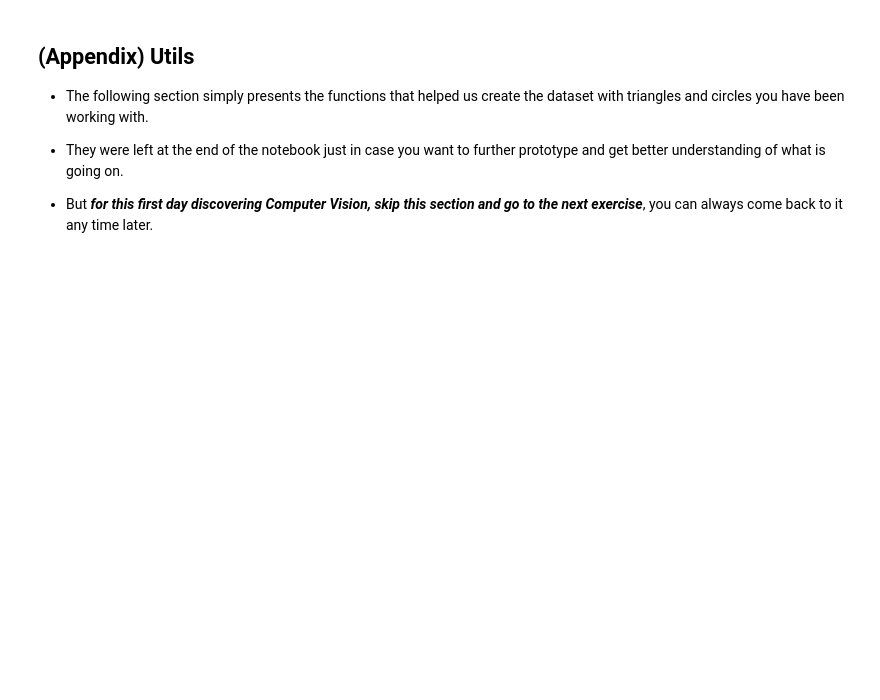
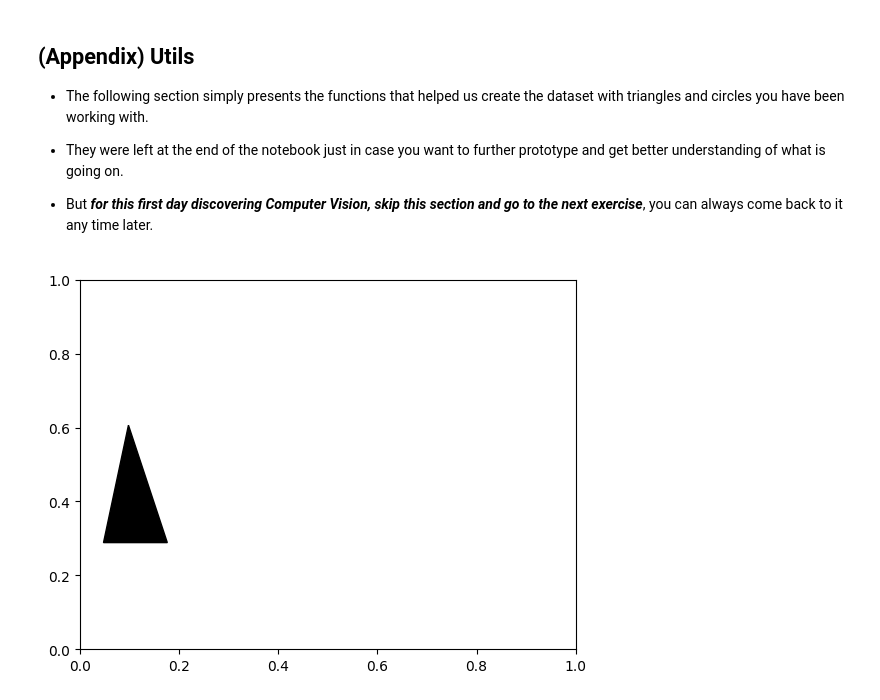
Before and after one commit to Muza-raw92/cnn, a Jupyter notebook: intuitions_on_convolutions.ipynb, the cells around one changed output. Drawn from its saved outputs; the diff is of its cells as text; code cells hidden in the pictures; blank space fills up the shorter version.

```diff
--- a/intuitions_on_convolutions.ipynb
+++ b/intuitions_on_convolutions.ipynb
@@ -928,3 +945,7 @@ def create_images(path):
     for i in range(nb_triangles):
         t_path = os.path.join(path, 'triangles', f'triangle_{i}.png')
         create_image('triangle', t_path)
+# %%
+draw_triangle()
+# %% [output]
+[figure, added]
```
Also changed, not shown: parts of 1 cell of this notebook.
